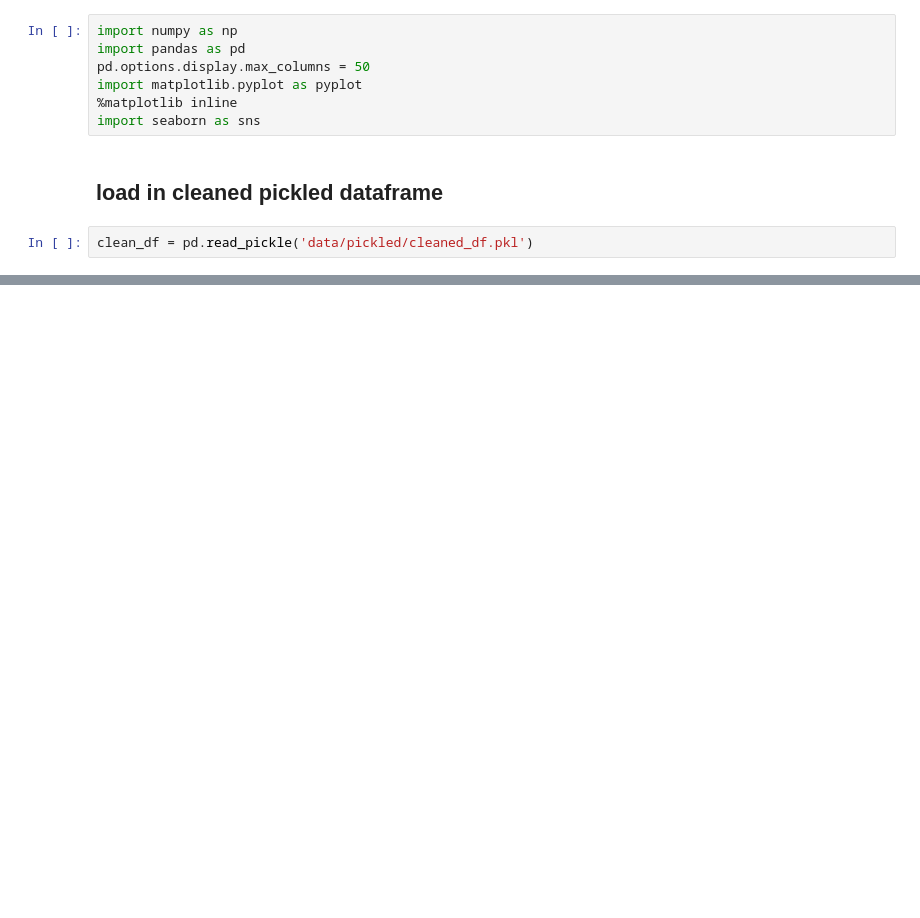
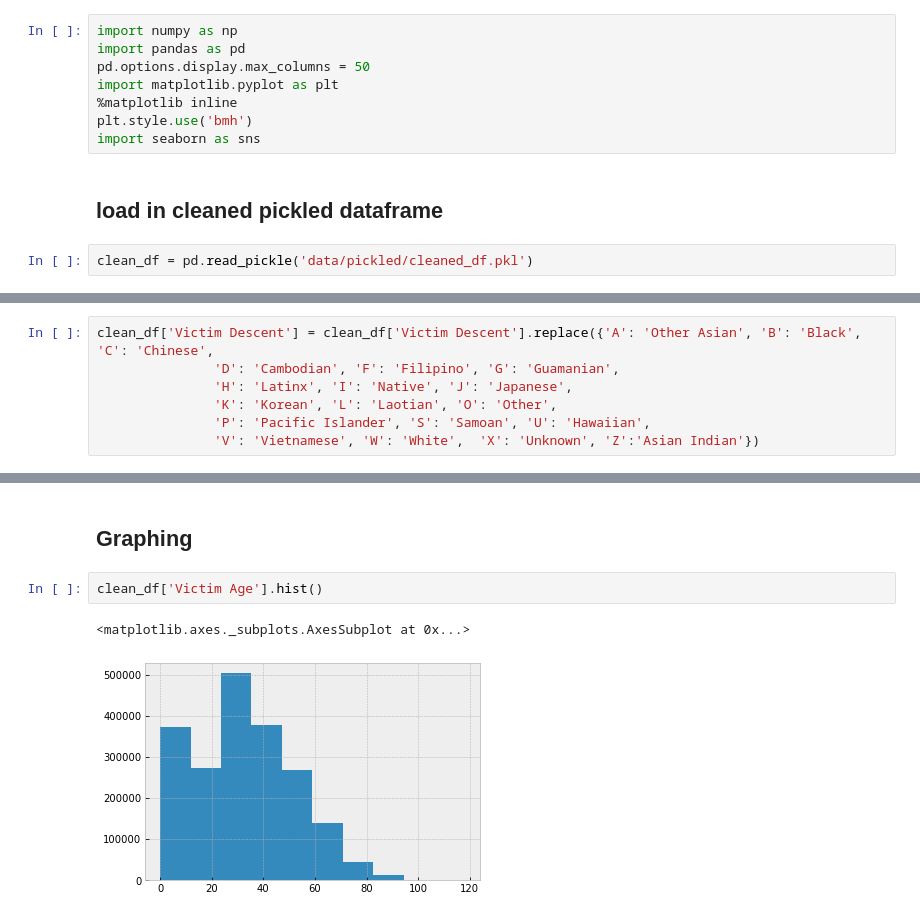
Before and after one commit to sidneykung/LA_crime_forecasting, a Jupyter notebook: eda_sidney.ipynb, the cells around one changed output, grey strips where cells are left out. Cells and saved outputs as stored; diff of their text form; blank space fills up the shorter version.

```diff
--- a/eda_sidney.ipynb
+++ b/eda_sidney.ipynb
@@ -2,8 +2,9 @@
 import numpy as np
 import pandas as pd
 pd.options.display.max_columns = 50
-import matplotlib.pyplot as pyplot
+import matplotlib.pyplot as plt
 %matplotlib inline
+plt.style.use('bmh')
 import seaborn as sns
 # %% [markdown]
 ## load in cleaned pickled dataframe
@@ -21,0 +28,7 @@ clean_df.head()
+# %%
+clean_df['Victim Descent'] = clean_df['Victim Descent'].replace({'A': 'Other Asian', 'B': 'Black', 'C': 'Chinese',
+               'D': 'Cambodian', 'F': 'Filipino', 'G': 'Guamanian',
+               'H': 'Latinx', 'I': 'Native', 'J': 'Japanese',
+               'K': 'Korean', 'L': 'Laotian', 'O': 'Other',
+               'P': 'Pacific Islander', 'S': 'Samoan', 'U': 'Hawaiian',
+               'V': 'Vietnamese', 'W': 'White',  'X': 'Unknown', 'Z':'Asian Indian'})
@@ -21,0 +61,7 @@ clean_df.head()
+# %% [markdown]
+## Graphing
+# %%
+clean_df['Victim Age'].hist()
+# %% [output]
+<matplotlib.axes._subplots.AxesSubplot at 0x...>
+[figure, added]
```
Also changed, not shown: parts of 12 cells of this notebook.
